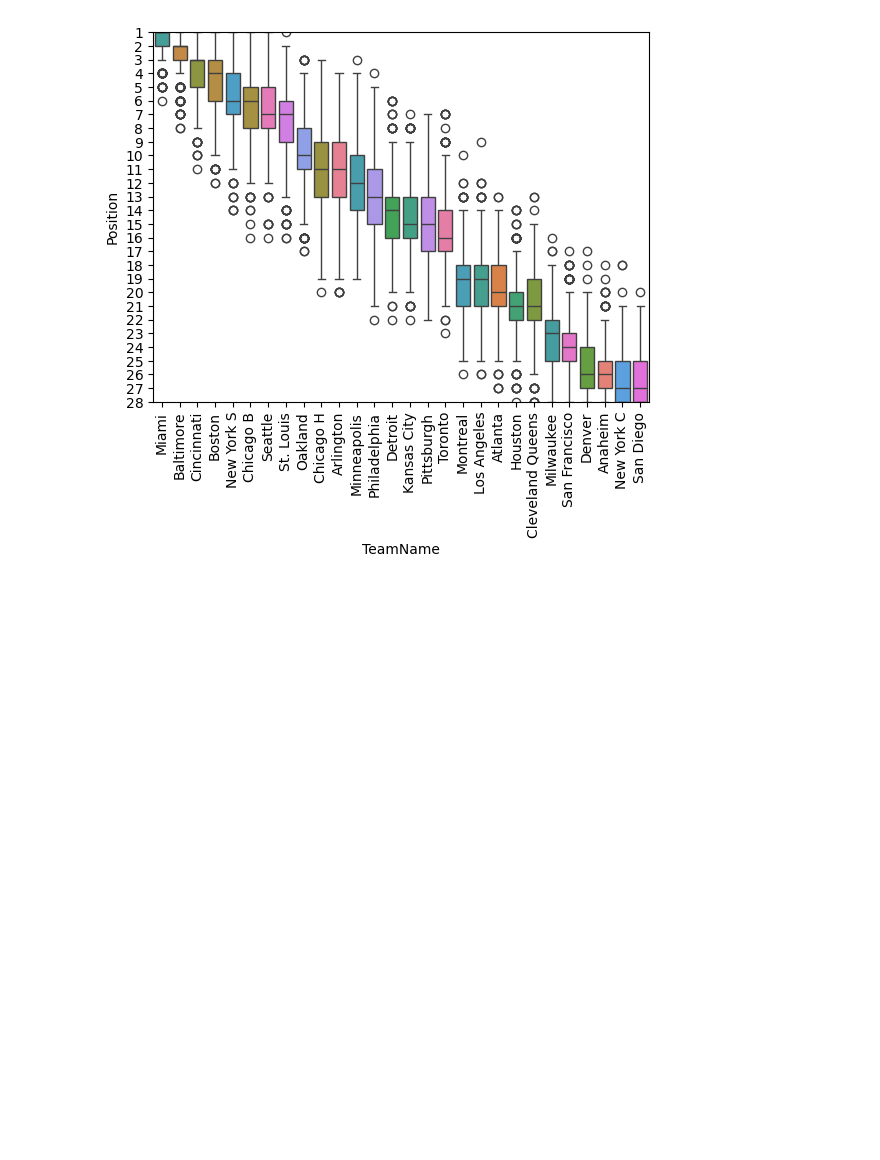
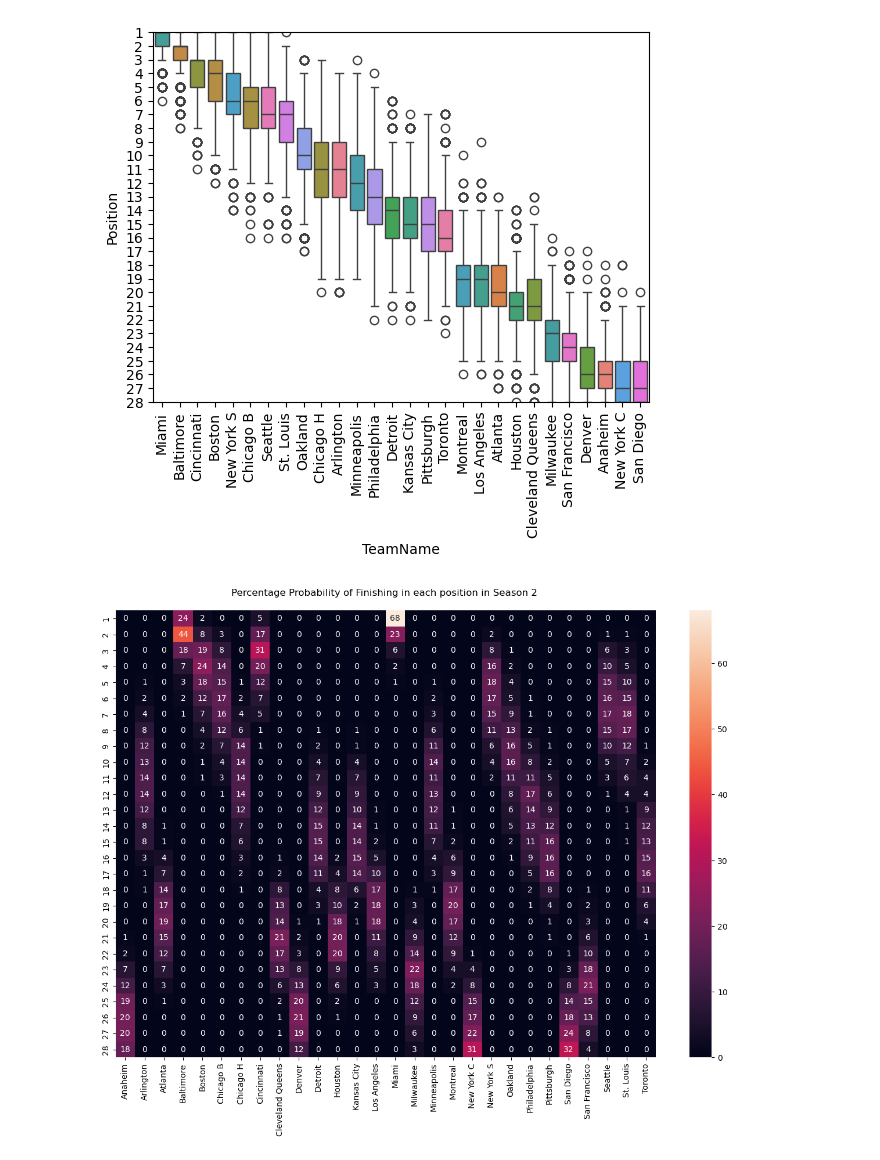
Before and after one commit to ch4413/football, a Jupyter notebook: notebooks/S2_2_season_2_plot_predictions.ipynb, the cells around one changed output. Saved outputs shown, nothing was run; the diff lists cells and outputs as text; code cells hidden in the pictures; blank space fills up the shorter version.

Commit message:
visual heatmap

```diff
--- a/notebooks/S2_2_season_2_plot_predictions.ipynb
+++ b/notebooks/S2_2_season_2_plot_predictions.ipynb
@@ -54,3 +54,20 @@ fig.update_layout(
 )
 
 fig.show()
+# %%
+xx = df_long.drop('TeamID', axis=1)
+xx = xx.groupby(['TeamName', 'Position'])['Team'].count().reset_index()
+xx = xx.pivot(index='Position', columns='TeamName', values='Team').fillna(0) / 1000
+# %%
+xy = round(xx * 100).astype(int)
+# %%
+plt.figure(figsize=(15, 10))  # Width, Height in inches
+plt.gca().invert_yaxis()
+ax = sns.heatmap(xy, annot=True)
+# Plotting boxplot ordered by mean values
+plt.xticks(rotation=90)  # Rotate labels by 45 degrees
+ax.set(xlabel="", ylabel="")
+ax.set(title='Percentage Probability of Finishing in each position in Season 2 \n')
+plt.show()
+# %% [output]
+[figure, added]
```
Also changed, not shown: 1 other file.
